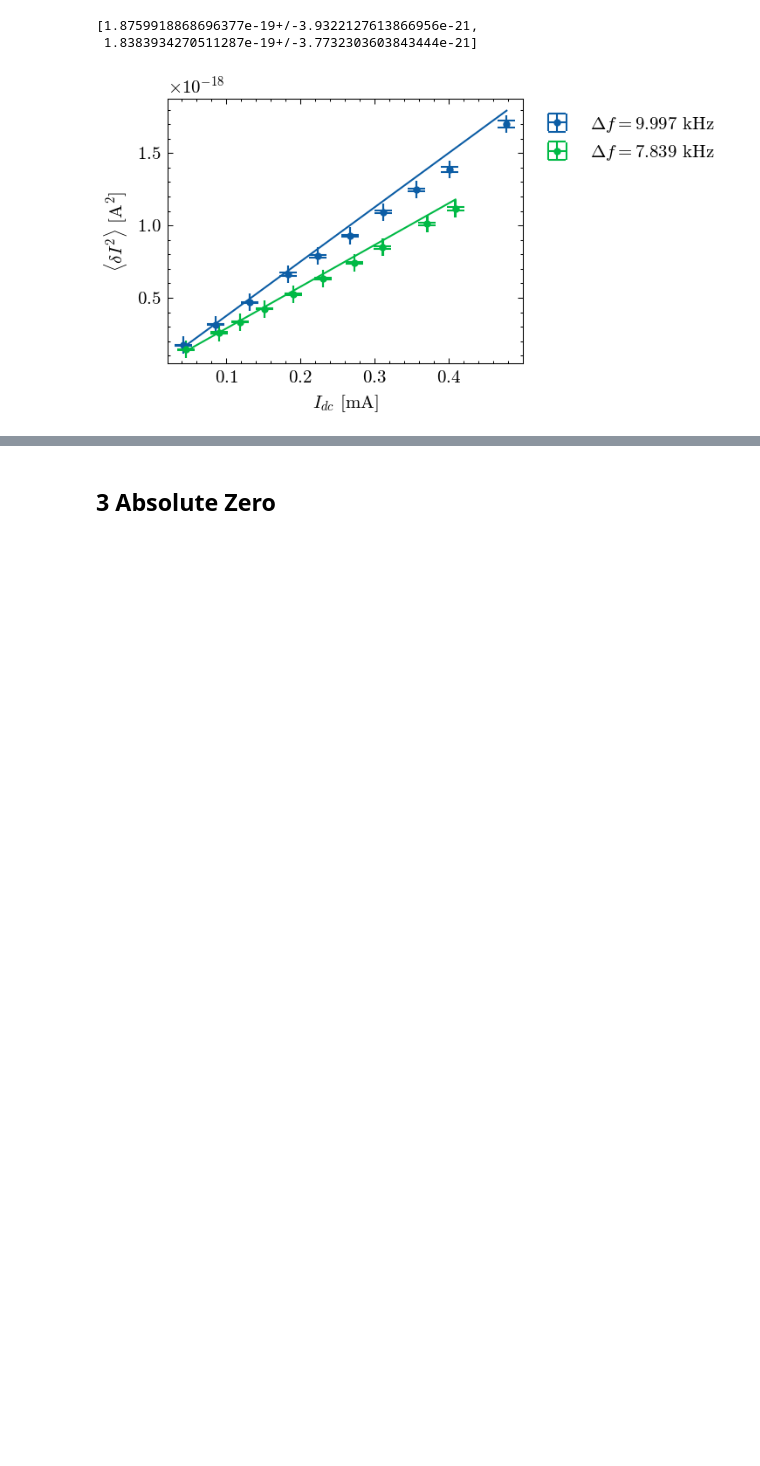
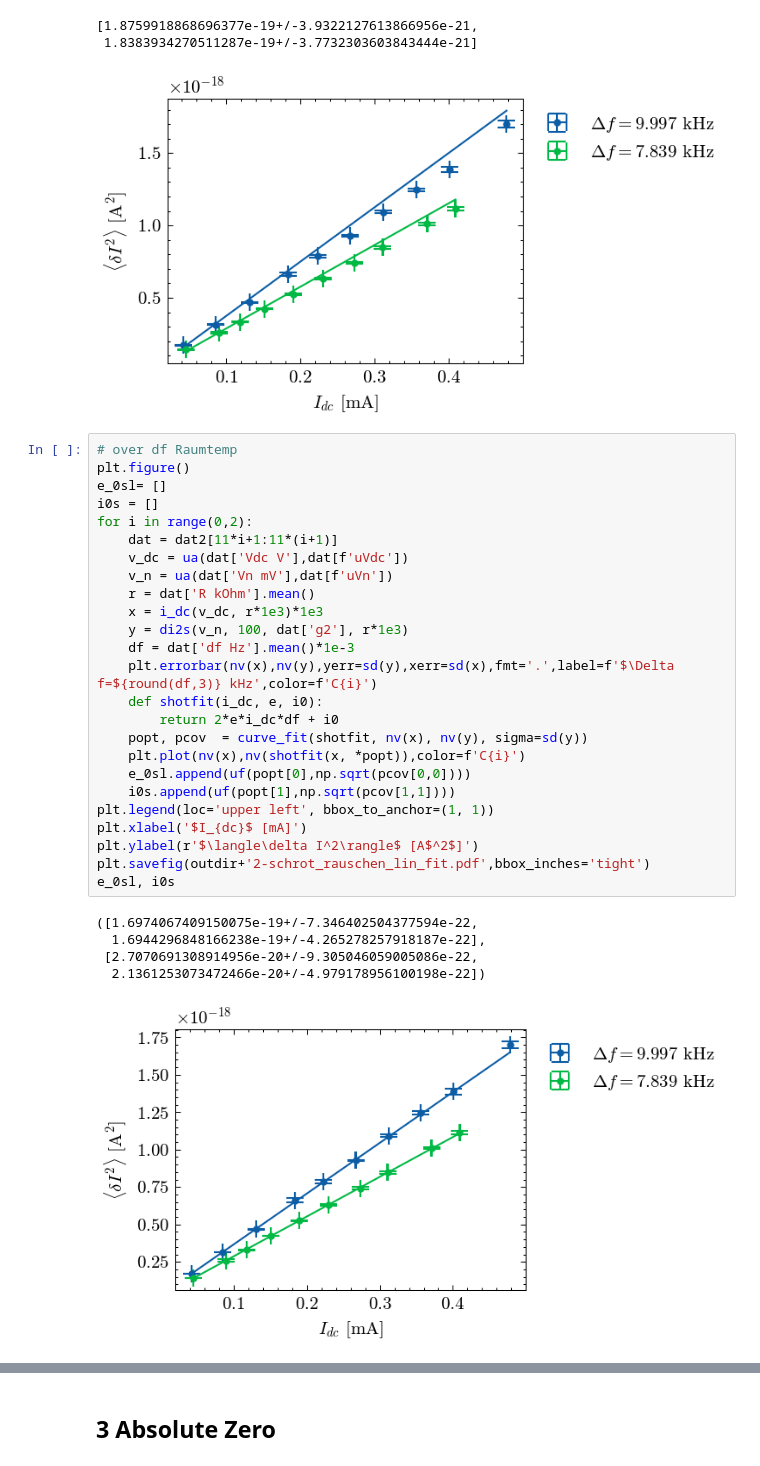
Before and after one commit to emhl/FP2, a Jupyter notebook: rauschen.ipynb, the cells around one changed output, grey strips where cells are left out. Cells and saved outputs as stored; diff of their text form; blank space fills up the shorter version.

```diff
--- a/rauschen.ipynb
+++ b/rauschen.ipynb
@@ -317,3 +317,34 @@ e_0s
 [1.8759918868696377e-19+/-3.9322127613866956e-21,
  1.8383934270511287e-19+/-3.7732303603843444e-21]
 [figure]
+# %%
+# over df Raumtemp
+plt.figure()
+e_0sl= []
+i0s = []
+for i in range(0,2):
+    dat = dat2[11*i+1:11*(i+1)]
+    v_dc = ua(dat['Vdc V'],dat[f'uVdc'])
+    v_n = ua(dat['Vn mV'],dat[f'uVn'])
+    r = dat['R kOhm'].mean()
+    x = i_dc(v_dc, r*1e3)*1e3
+    y = di2s(v_n, 100, dat['g2'], r*1e3)
+    df = dat['df Hz'].mean()*1e-3
+    plt.errorbar(nv(x),nv(y),yerr=sd(y),xerr=sd(x),fmt='.',label=f'$\Delta f=${round(df,3)} kHz',color=f'C{i}')
+    def shotfit(i_dc, e, i0):
+        return 2*e*i_dc*df + i0
+    popt, pcov  = curve_fit(shotfit, nv(x), nv(y), sigma=sd(y))
+    plt.plot(nv(x),nv(shotfit(x, *popt)),color=f'C{i}')
+    e_0sl.append(uf(popt[0],np.sqrt(pcov[0,0])))
+    i0s.append(uf(popt[1],np.sqrt(pcov[1,1])))
+plt.legend(loc='upper left', bbox_to_anchor=(1, 1))
+plt.xlabel('$I_{dc}$ [mA]')
+plt.ylabel(r'$\langle\delta I^2\rangle$ [A$^2$]')
+plt.savefig(outdir+'2-schrot_rauschen_lin_fit.pdf',bbox_inches='tight')
+e_0sl, i0s
+# %% [output]
+([1.6974067409150075e-19+/-7.346402504377594e-22,
+  1.6944296848166238e-19+/-4.265278257918187e-22],
+ [2.7070691308914956e-20+/-9.305046059005086e-22,
+  2.1361253073472466e-20+/-4.979178956100198e-22])
+[figure, added]
```
Also changed, not shown: parts of 11 cells of this notebook.
